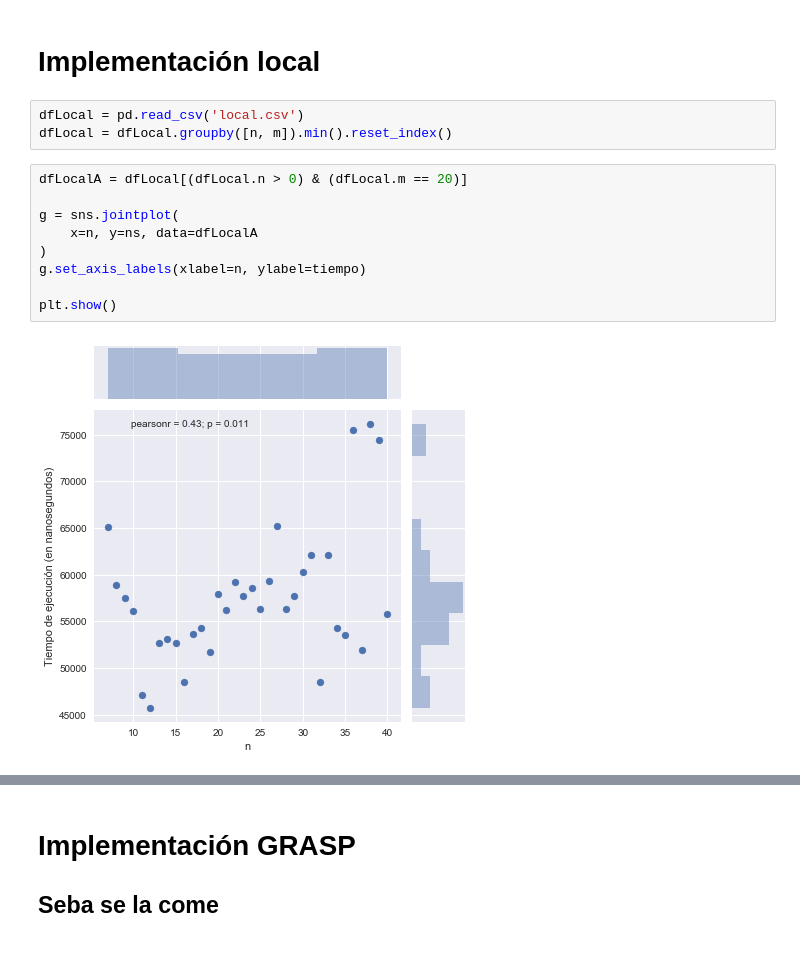
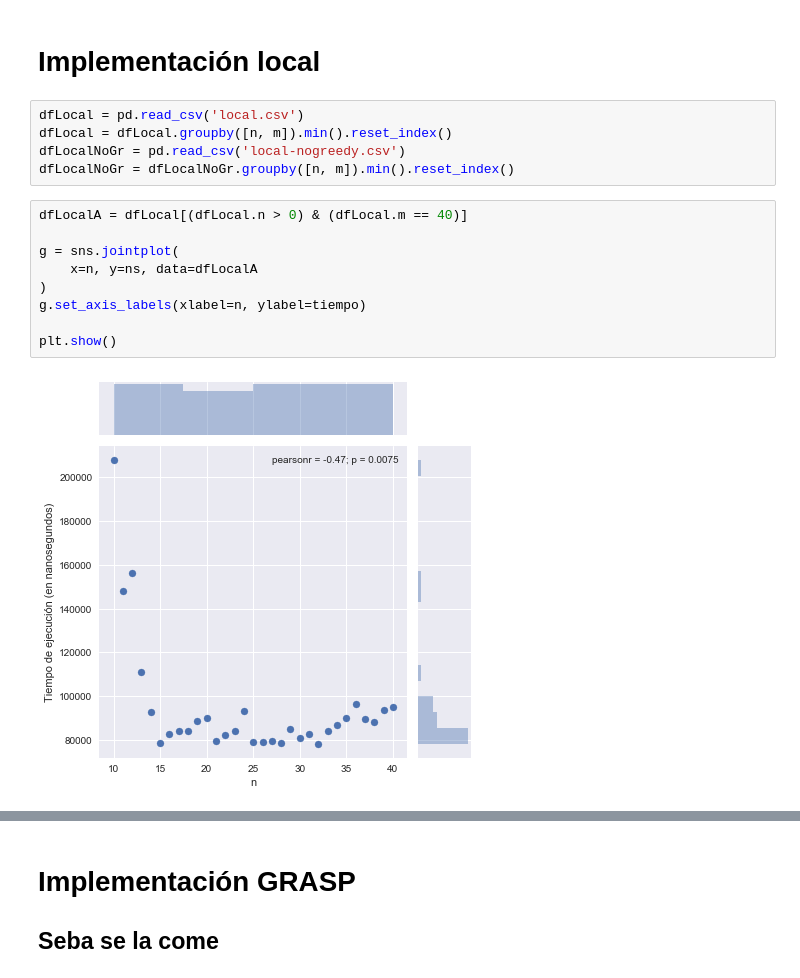
Before and after one commit to ZebaSz/algo3-tp3, a Jupyter notebook: informe/data/Algo3-TP3.ipynb, the cells around one changed output, grey strips where cells are left out. Saved outputs shown, nothing was run; the diff lists cells and outputs as text.

Commit message:
Agregar mas cosas a jupyter, descargar algunas imagenes

```diff
--- a/informe/data/Algo3-TP3.ipynb
+++ b/informe/data/Algo3-TP3.ipynb
@@ -59,17 +104,19 @@ plt.show()
 # %%
 dfLocal = pd.read_csv('local.csv')
 dfLocal = dfLocal.groupby([n, m]).min().reset_index()
+dfLocalNoGr = pd.read_csv('local-nogreedy.csv')
+dfLocalNoGr = dfLocalNoGr.groupby([n, m]).min().reset_index()
 # %%
-dfLocalA = dfLocal[(dfLocal.n > 0) & (dfLocal.m == 20)]
+dfLocalA = dfLocal[(dfLocal.n > 0) & (dfLocal.m == 40)]
 
 g = sns.jointplot(
     x=n, y=ns, data=dfLocalA
 )
 g.set_axis_labels(xlabel=n, ylabel=tiempo)
 
 plt.show()
 # %% [output]
-[figure, old version]
+[figure, new version]
 # %%
 dfLocalB = dfLocal[(dfLocal.n == 15) & (dfLocal.m > 0)]
 
```
Also changed, not shown: parts of 14 cells of this notebook, 13 other files.
